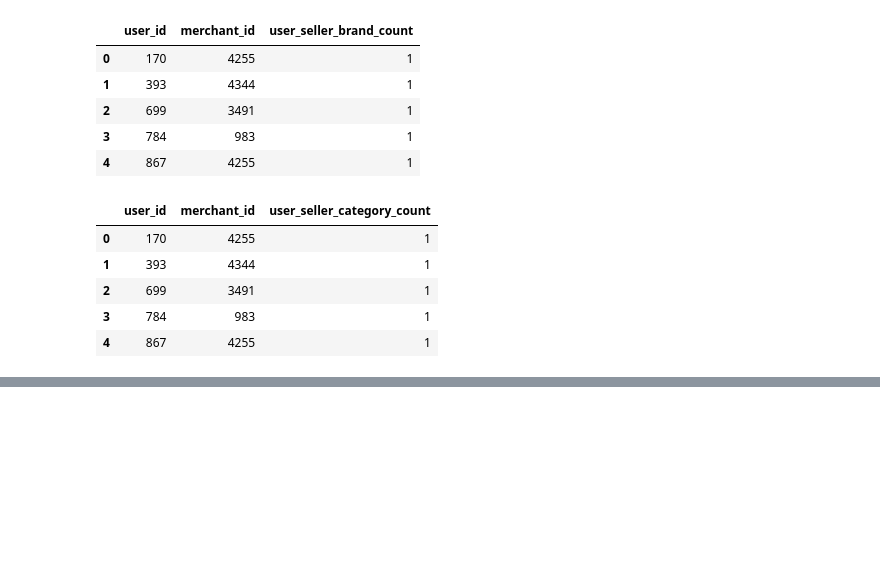
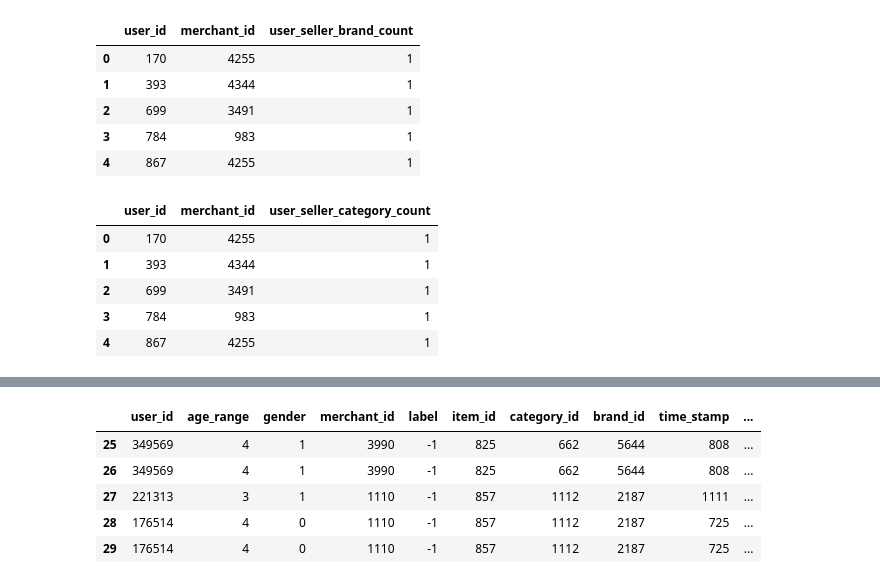
Before and after one commit to shruthivenkat/CECS550_Group6, a Jupyter notebook: #5 - Feature Engineering by Shruthi.ipynb, the cells around one changed output, grey strips where cells are left out. Drawn from its saved outputs; the diff is of its cells as text; code cells hidden in the pictures; blank space fills up the shorter version.

Commit message:
featured processed

```diff
--- a/#5 - Feature Engineering by Shruthi.ipynb
+++ b/#5 - Feature Engineering by Shruthi.ipynb
@@ -409,3 +445,12 @@ user_level_feature.head()
+# %%
+user_level_feature[user_level_feature.isnull().any(axis=1)].head()
+# %% [output]
+|  | user_id | age_range | gender | merchant_id | label | item_id | category_id | brand_id | time_stamp | ... |
+| 25 | 349569 | 4 | 1 | 3990 | -1 | 825 | 662 | 5644 | 808 | ... |
+| 26 | 349569 | 4 | 1 | 3990 | -1 | 825 | 662 | 5644 | 808 | ... |
+| 27 | 221313 | 3 | 1 | 1110 | -1 | 857 | 1112 | 2187 | 1111 | ... |
+| 28 | 176514 | 4 | 0 | 1110 | -1 | 857 | 1112 | 2187 | 725 | ... |
+| 29 | 176514 | 4 | 0 | 1110 | -1 | 857 | 1112 | 2187 | 725 | ... |
 # %%
 #FEATURE MERGING
 
```
Also changed, not shown: parts of 12 cells of this notebook, 2 other files.
